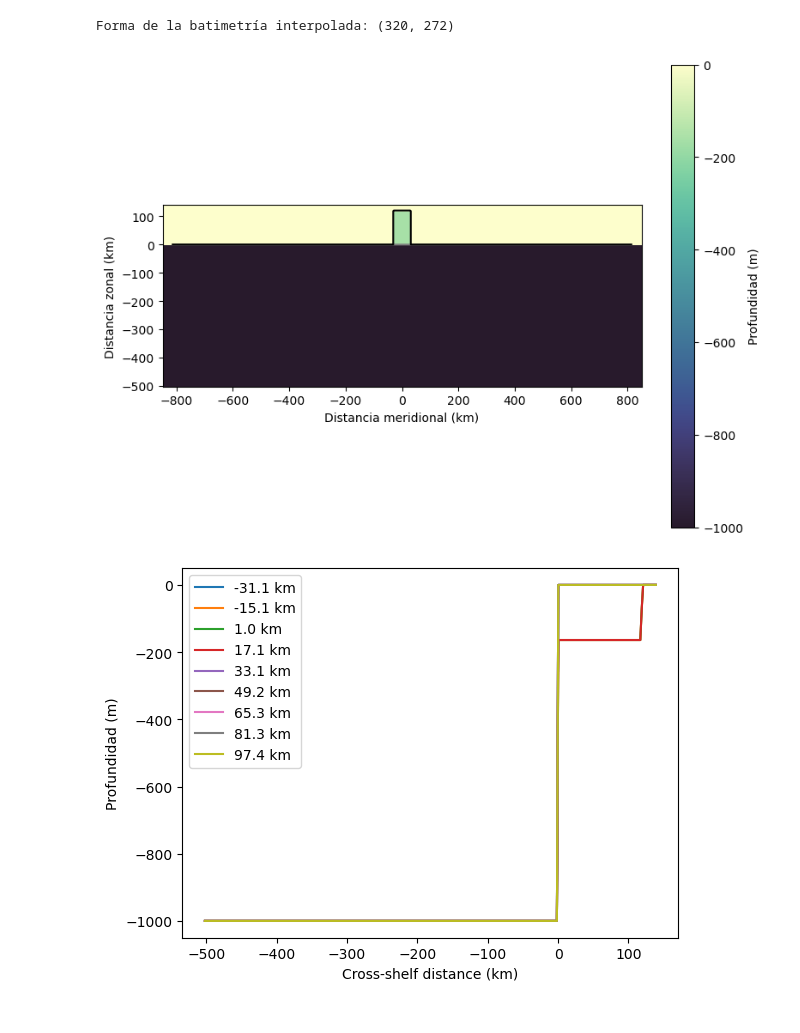
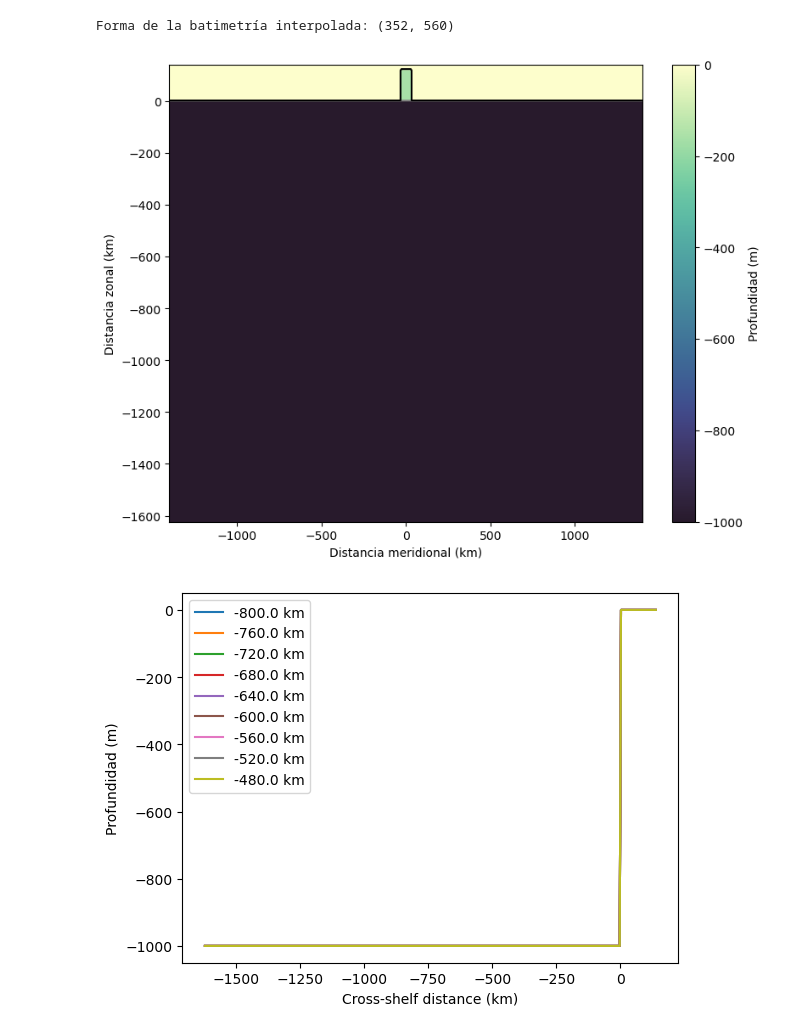
Before and after one commit to Estebanovich/BayIW_Rectan, a Jupyter notebook: input/bahia_rectan_impar_func.ipynb, the cells around one changed output. Cells and saved outputs as stored; diff of their text form; code cells hidden in the pictures.

```diff
--- a/input/bahia_rectan_impar_func.ipynb
+++ b/input/bahia_rectan_impar_func.ipynb
@@ -411,42 +422,60 @@ def load_original_bathy(nc_file):
 # =============================================================================
 # Función para construir el nuevo dominio (vectores x y y) con crecimiento cuadrático
 # =============================================================================
-def build_new_domain(nx_center=238, ny=320,
-                     x_min_center=-238e3, x_max_center=238e3,
-                     x_min_expand=-843e3, x_max_expand=843e3,
-                     y_min=-62e3-440e3, y_min_expand=-682000, y_max=139e3):
+def build_new_domain(nx_center=96, ny=123,
+                     x_min_center=-240e3, x_max_center=240e3,
+                     x_min_expand=-1438e3, x_max_expand=1438e3,
+                     y_min=-476e3, y_min_expand=-16762e2, y_max=139e3,
+                     factor=1):
     """
     Construye los vectores de dominio nuevos (x_vect y y_vect) para la batimetría.
-    Se utiliza crecimiento cuadrático en las regiones de expansión.
+    Se utiliza crecimiento iterativo con factor en las regiones de expansión,
+    garantizando que el primer paso junto al centro sea Δ = DelX y el último
+    alcance o supere el límite de expansión.
     """
-    # Calcular DelX basado en el dominio central (se desea que delX ≈ 2000 m)
-    DelX = int((2 * x_max_center) / nx_center)
-    k = DelX  # Factor para crecimiento cuadrático
+    # Calcular DelX basado en el dominio central (≈2000 m)
+    DelX = (2 * x_max_center) / nx_center
+    DelY = DelX  # Mismo espaciado base en Y
 
-    # Construir las expansiones en X (lado derecho e izquierdo)
-    i_values = np.arange(1, int(np.sqrt((x_max_expand - x_max_center) / k)) + 1)
-    x_right = x_max_center + k * (i_values**2)
-    x_left = -np.flip(x_right)
+    # Extensiones deseadas desde el borde central
+    target_x = x_max_expand - x_max_center
+    target_y = abs(y_min_expand - y_min)
 
-    # Construir la expansión en Y (lado inferior)
-    i_values_y = np.arange(1, int(np.sqrt((np.abs(y_min_expand) - np.abs(y_min)) / k)) + 1)
-    y_expand = y_min - k * (i_values_y**2)
-    y_expand = np.flip(y_expand)
+    # Generar incrementos iterativos de DX hasta alcanzar target_x
+    dx = [DelX]
+    while sum(dx) < target_x:
+        dx.append(dx[-1] * factor)
+    dx = np.array(dx)
+    x_offsets = np.cumsum(dx)
+
+    # Generar incrementos iterativos de DY hasta alcanzar target_y
+    dy = [DelY]
+    while sum(dy) < target_y:
+        dy.append(dy[-1] * factor)
+    dy = np.array(dy)
+    y_offsets = np.cumsum(dy)
+
+    # Crear dominios de expansión con Δ crecientes desde el centro hacia el extremo
+    x_left  = x_min_center - x_offsets[::-1]   # invertido para recorrer de más lejano a más cercano
+    x_right = x_max_center + x_offsets        # desde más cercano al centro hacia el extremo
+    y_expand = y_min - y_offsets[::-1]        # invertido para Y expansion hacia abajo
 
     # Dominio central en X y Y
-    x_center = np.round(np.linspace(x_min_center, x_max_center, nx_center), decimals=1)
-    y_center = np.round(np.linspace(y_min, y_max, ny), decimals=1)
+    x_center = np.round(np.linspace(x_min_center, x_max_center, nx_center), 1)
+    y_center = np.round(np.linspace(y_min, y_max, ny), 1)
 
-    # Unir las regiones para formar los vectores completos
+    # Unir las regiones de izquierda, centro y derecha
     x_vect = np.concatenate((x_left, x_center, x_right))
     y_vect = np.concatenate((y_expand, y_center))
 
     return x_vect, y_vect, DelX
 
+
+
 # =============================================================================
 # Función para interpolar la batimetría al nuevo dominio
 # =============================================================================
-def interpolate_bathy(Xog, Yog, Z, x_vect, y_vect, crop_rows=9):
+def interpolate_bathy(Xog, Yog, Z, x_vect, y_vect, crop_rows=9, crop_cols=4):
     """
     Interpola la batimetría original (Z) a los nuevos vectores (x_vect, y_vect)
     usando interp2d de SciPy. Luego se recorta la matriz para obtener las
@@ -457,7 +486,9 @@ def interpolate_bathy(Xog, Yog, Z, x_vect, y_vect, crop_rows=9):
     # Recortar para ajustar el número de filas (ny)
     bathy = bathy[crop_rows:, :]
     y_vect = y_vect[crop_rows:]
-    return bathy, y_vect
+    x_vect = x_vect[crop_cols:-crop_cols]  # Recortar columnas para ajustar nx
+    bathy = bathy[:, crop_cols:-crop_cols]  # Recortar columnas de la batimetría
+    return bathy, y_vect, x_vect
 
 # =============================================================================
 # Función para graficar la batimetría interpolada
@@ -475,7 +506,7 @@ def plot_bathy(x_vect, y_vect, bathy, filename=None):
     cb.set_label('Profundidad (m)')
     ax.set_xlabel('Distancia meridional (km)')
     ax.set_ylabel('Distancia zonal (km)')
-    ax.set_aspect(1)
+    #ax.set_aspect(1)
     if filename:
         plt.savefig(filename, dpi=300)
     plt.show()
@@ -572,7 +603,7 @@ def makebin_bay():
     x_vect, y_vect, DelX = build_new_domain()
 
     # 3. Interpolar la batimetría al nuevo dominio
-    bathy, y_vect = interpolate_bathy(Xog, Yog, Z, x_vect, y_vect, crop_rows=9)
+    bathy, y_vect, x_vect = interpolate_bathy(Xog, Yog, Z, x_vect, y_vect, crop_rows=12, crop_cols=8)
     print("Forma de la batimetría interpolada:", bathy.shape)
 
     # 4. Graficar la batimetría interpolada y guardar la figura
@@ -595,6 +626,11 @@ def makebin_bay():
 
     # 9. Imprimir parámetros del dominio para MITgcm
     print_mitgcm_params()
+    print("Parámetros del dominio:")
+    print(f"X_N= {len(x_vect)}, Y_N = {len(y_vect)}")
+    print(f"x_min = {np.min(x_vect)/1E3} km, x_max = {np.max(x_vect)/1E3} km")
+    print(f"y_min = {np.min(y_vect)/1E3} km, y_max = {np.max(y_vect)/1E3} km")
+    print(f"DelX = {DelX/1E3} km, DelY = {np.abs(y_vect[1] - y_vect[0])/1E3} km")
 
 if __name__ == '__main__':
     makebin_bay()
@@ -619,20 +655,20 @@ Bottom y-limit: -682000.0 m, Top y-limit: 139000.0 m
 For legacy code, nearly bug-for-bug compatible replacements are
 `RectBivariateSpline` on regular grids, and `bisplrep`/`bisplev` for
 scattered 2D data.
 
 In new code, for regular grids use `RegularGridInterpolator` instead.
 For scattered data, prefer `LinearNDInterpolator` or
 `CloughTocher2DInterpolator`.
 
 For more details see
 `https://scipy.github.io/devdocs/notebooks/interp_transition_guide.html`
 
   f_interp = sci_interp.interp2d(Xog[0, :], Yog[:, 0], Z)
 ... (9 lines left out)
 For more details see
 `https://scipy.github.io/devdocs/notebooks/interp_transition_guide.html`
 
   bathy = f_interp(x_vect, y_vect)
-Forma de la batimetría interpolada: (320, 272)
+Forma de la batimetría interpolada: (352, 560)
-[figure, old version]
+[figure, new version]
-[figure, old version]
+[figure, new version]
```
Also changed, not shown: parts of 6 cells of this notebook, 37 other files.
